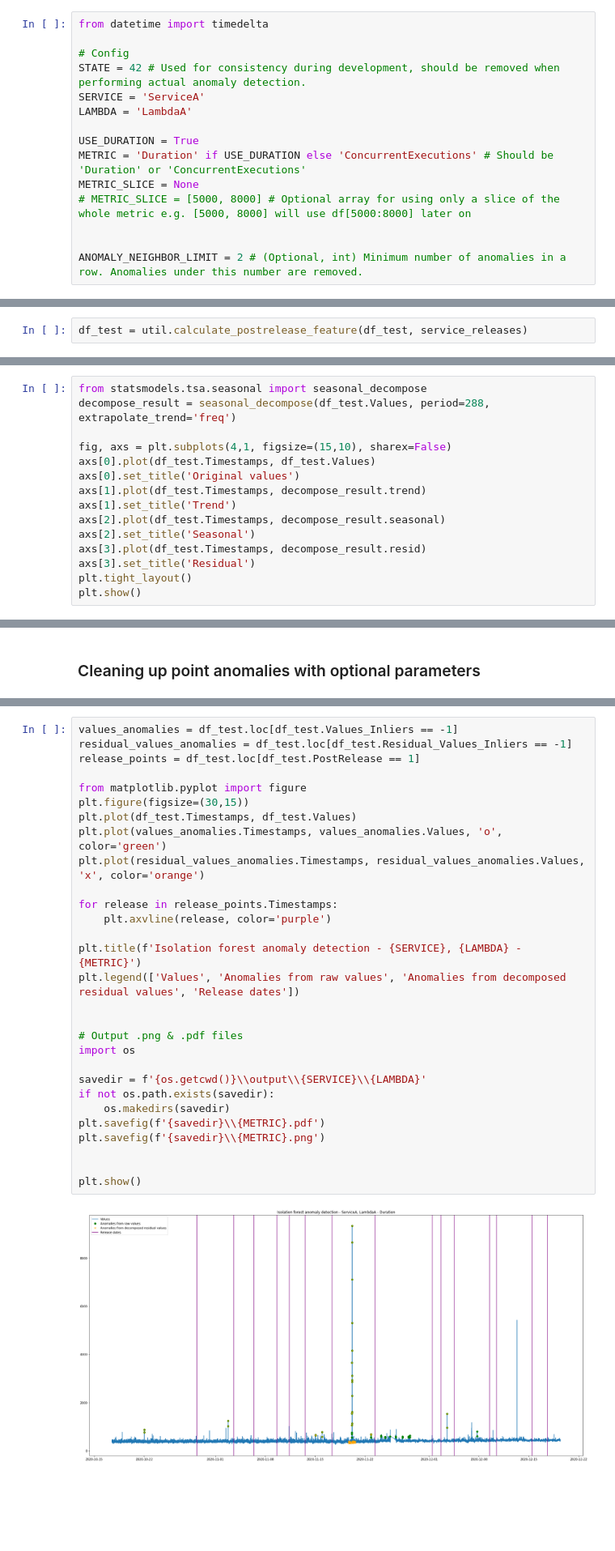
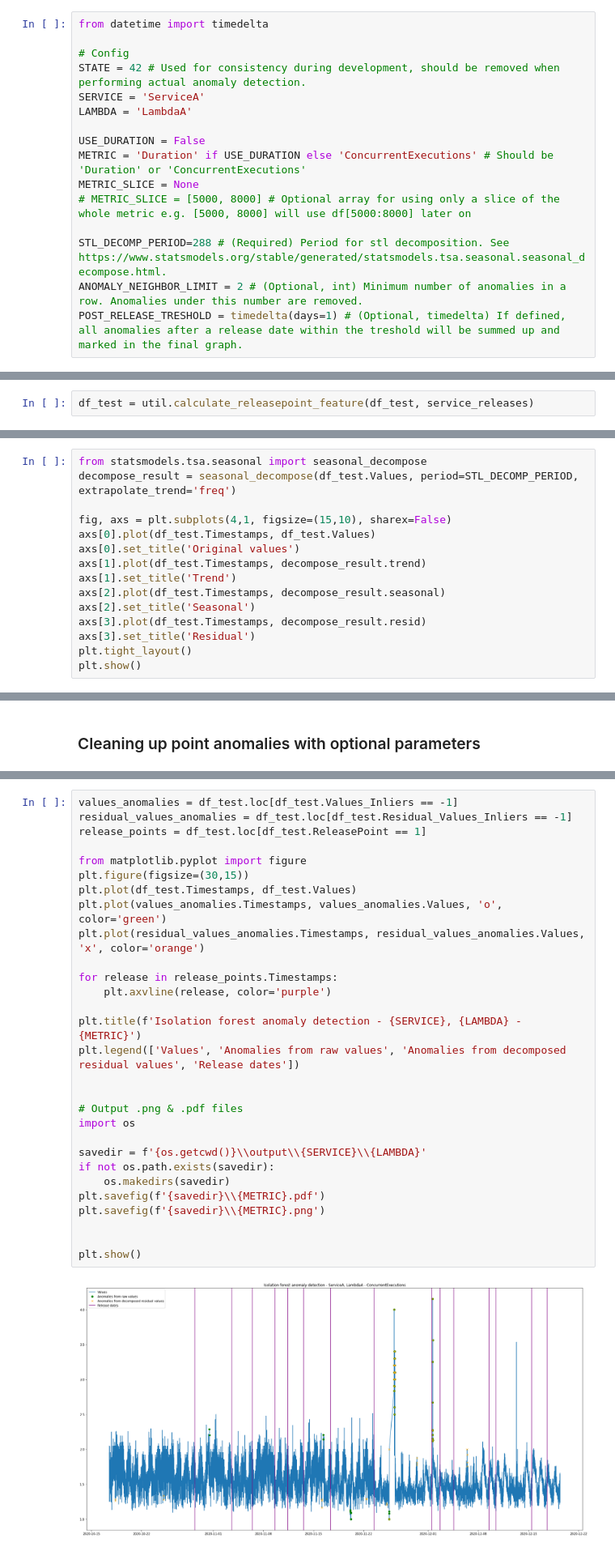
Before and after one commit to Matt-RJ/fyp-anomaly-detection, a Jupyter notebook: isolation-forest.ipynb, the cells around one changed output, grey strips where cells are left out. Shown at 81% size. Cells and saved outputs as stored; diff of their text form; blank space fills up the shorter version.

```diff
--- a/isolation-forest.ipynb
+++ b/isolation-forest.ipynb
@@ -8,13 +8,14 @@ STATE = 42 # Used for consistency during development, should be removed when per
 SERVICE = 'ServiceA'
 LAMBDA = 'LambdaA'
 
-USE_DURATION = True
+USE_DURATION = False
 METRIC = 'Duration' if USE_DURATION else 'ConcurrentExecutions' # Should be 'Duration' or 'ConcurrentExecutions'
 METRIC_SLICE = None
 # METRIC_SLICE = [5000, 8000] # Optional array for using only a slice of the whole metric e.g. [5000, 8000] will use df[5000:8000] later on
 
-
+STL_DECOMP_PERIOD=288 # (Required) Period for stl decomposition. See https://www.statsmodels.org/stable/generated/statsmodels.tsa.seasonal.seasonal_decompose.html.
 ANOMALY_NEIGHBOR_LIMIT = 2 # (Optional, int) Minimum number of anomalies in a row. Anomalies under this number are removed.
+POST_RELEASE_TRESHOLD = timedelta(days=1) # (Optional, timedelta) If defined, all anomalies after a release date within the treshold will be summed up and marked in the final graph.
 # %%
 import pandas as pd
 import numpy as np
@@ -102,3 +103,3 @@ except NameError: # No value for METRIC_SLICE
 # %%
-df_test = util.calculate_postrelease_feature(df_test, service_releases)
+df_test = util.calculate_releasepoint_feature(df_test, service_releases)
 # %% [output]
@@ -135,7 +136,7 @@ plt.show()
 * Note: The trend around the start and end of the time series is extrapolated, otherwise it would be missing.
 # %%
 from statsmodels.tsa.seasonal import seasonal_decompose
-decompose_result = seasonal_decompose(df_test.Values, period=288, extrapolate_trend='freq')
+decompose_result = seasonal_decompose(df_test.Values, period=STL_DECOMP_PERIOD, extrapolate_trend='freq')
 
 fig, axs = plt.subplots(4,1, figsize=(15,10), sharex=False)
 axs[0].plot(df_test.Timestamps, df_test.Values)
@@ -240,34 +241,34 @@ Anomalous data points from decomposed residual values: 95 / 17936
 # %%
 values_anomalies = df_test.loc[df_test.Values_Inliers == -1]
 residual_values_anomalies = df_test.loc[df_test.Residual_Values_Inliers == -1]
-release_points = df_test.loc[df_test.PostRelease == 1]
+release_points = df_test.loc[df_test.ReleasePoint == 1]
 
 from matplotlib.pyplot import figure
 plt.figure(figsize=(30,15))
 plt.plot(df_test.Timestamps, df_test.Values)
 plt.plot(values_anomalies.Timestamps, values_anomalies.Values, 'o', color='green')
 plt.plot(residual_values_anomalies.Timestamps, residual_values_anomalies.Values, 'x', color='orange')
 
 for release in release_points.Timestamps:
     plt.axvline(release, color='purple')
 
 plt.title(f'Isolation forest anomaly detection - {SERVICE}, {LAMBDA} - {METRIC}')
 plt.legend(['Values', 'Anomalies from raw values', 'Anomalies from decomposed residual values', 'Release dates'])
 
 
 # Output .png & .pdf files
 import os
 
 savedir = f'{os.getcwd()}\\output\\{SERVICE}\\{LAMBDA}'
 if not os.path.exists(savedir):
     os.makedirs(savedir)
 plt.savefig(f'{savedir}\\{METRIC}.pdf')
 plt.savefig(f'{savedir}\\{METRIC}.png')
 
 
 plt.show()
 # %% [output]
-[figure, old version]
+[figure, new version]
 # %%
 import winsound
 winsound.Beep(300, 100)
```
Also changed, not shown: parts of 10 cells of this notebook, 1 other file.
